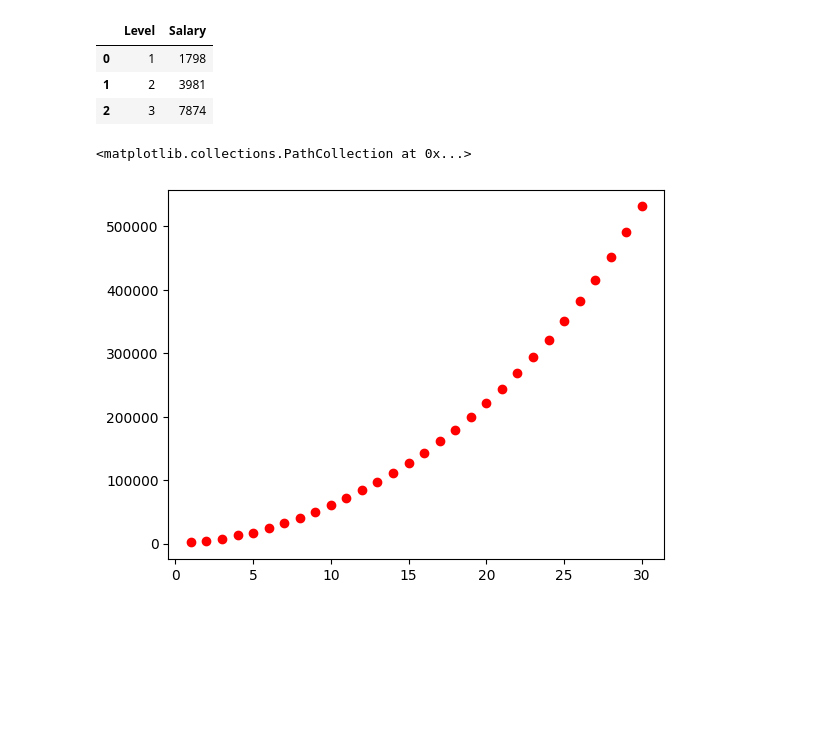
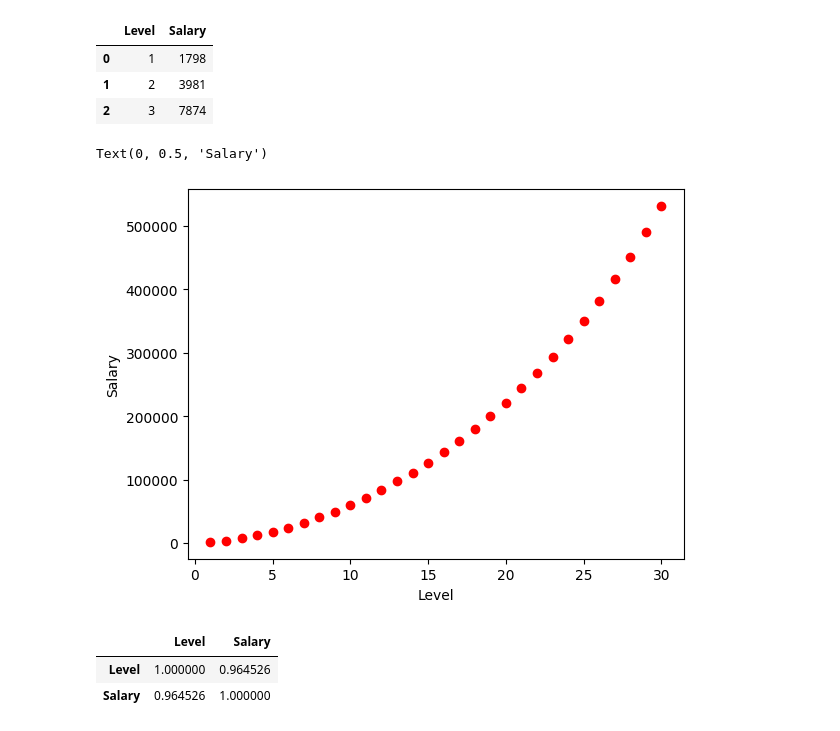
Before and after one commit to Harnoor0718/Data_Analytics, a Jupyter notebook: PolynomialRegression.ipynb, the cells around one changed output. Cells and saved outputs as stored; diff of their text form; code cells hidden in the pictures; blank space fills up the shorter version.

```diff
--- a/PolynomialRegression.ipynb
+++ b/PolynomialRegression.ipynb
@@ -12,6 +12,14 @@ dataset.head(3)
 | 2 | 3 | 7874 |
 # %%
 plt.scatter(dataset.Level, dataset.Salary, color='red')
+plt.xlabel('Level')
+plt.ylabel('Salary')
 # %% [output]
-<matplotlib.collections.PathCollection at 0x...>
+Text(0, 0.5, 'Salary')
-[figure, old version]
+[figure, new version]
+# %%
+dataset.corr()
+# %% [output]
+|  | Level | Salary |
+| Level | 1.000000 | 0.964526 |
+| Salary | 0.964526 | 1.000000 |
```
Also changed, not shown: parts of 14 cells of this notebook, 3 other files.
